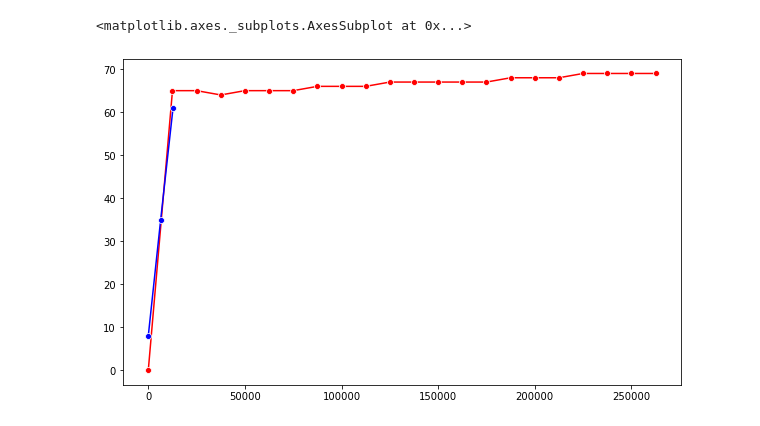
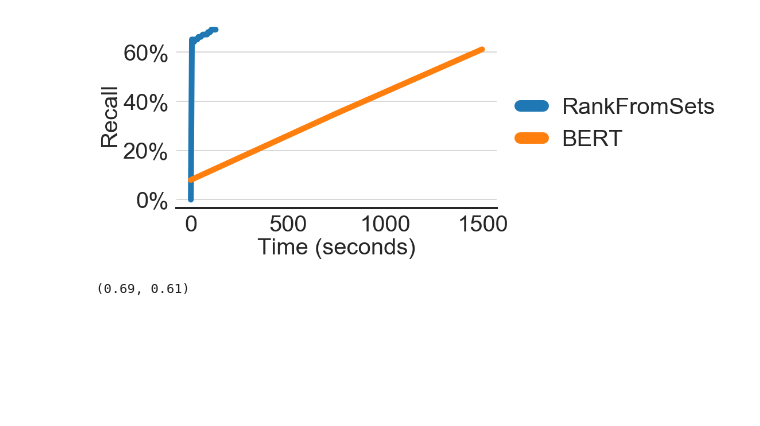
Before and after one commit to rohanbansal12/longform-classification, a Jupyter notebook: notebooks/plotting.ipynb, the cells around one changed output. Drawn from its saved outputs; the diff is of its cells as text; code cells hidden in the pictures; blank space fills up the shorter version.

Commit message:
update plot

```diff
--- a/notebooks/plotting.ipynb
+++ b/notebooks/plotting.ipynb
@@ -4,6 +4,21 @@ import seaborn as sns
 %matplotlib inline
 import random
 import matplotlib.pyplot as plt
+import matplotlib as mpl
+
+fontSize=40
+sns.set_style('white')
+sns.set_context("talk", font_scale=1.0, rc={'lines.linewidth': 6,
+                                             'axes.linewidth': 4,
+                                             'font.size': fontSize,
+                                             'axes.labelsize': fontSize,
+                                             'xtick.labelsize': fontSize,
+                                             'ytick.labelsize': fontSize,
+                                             'legend.fontsize': fontSize,
+                                             'text.usetex': True,
+                                             'font.family': 'sans-serif',
+                                            'axes.axisbelow': True,
+                                             })
 
 BERT = pd.read_json("run-warmup_steps=1000_learning_rate=2e-05_training_steps=5000_runs_BERT-tag-Eval_Top-100.json")
 rankfromsets = pd.read_json("run-optimizer_type=RMS_emb_size=10_batch_size=500_learning_rate=0.0001_runs_mean-tag-Eval_Top-100.json")
@@ -39,16 +54,43 @@ BERT = BERT.iloc[:3]
 # this just gets the lists of various data parameters so you can pick and choose what to plot
 rankfromsets_seconds = list(rankfromsets['current_time'])
 BERT_seconds = list(BERT['current_time'])
-rankfromsets_performance = list(rankfromsets['performance'])
-BERT_performance = list(BERT['performance'])
+rankfromsets_performance = list(rankfromsets['performance'] / 100)
+BERT_performance = list(BERT['performance'] / 100)
 rankfromsets_complexity = list(rankfromsets['complexity'])
 BERT_complexity = list(BERT['complexity'])
-# %%
-# formatting is upto you
-plt.figure(figsize=(10, 6))
-plt.ticklabel_format(style='plain', axis='x')
-sns.lineplot(x=rankfromsets_seconds, y=rankfromsets_performance, color="red", marker='o')
-sns.lineplot(x=BERT_seconds, y=BERT_performance, color="blue", marker='o')
-# %% [output]
-<matplotlib.axes._subplots.AxesSubplot at 0x...>
-[figure, removed]
+# %%
+# formatting is upto you
+fig, ax = plt.subplots(figsize=(10, 6))
+# plt.ticklabel_format(style='plain', axis='x')
+ax.plot(rankfromsets_seconds, rankfromsets_performance, linewidth=10, label='RankFromSets')
+ax.plot(BERT_seconds, BERT_performance, linewidth=10, label='BERT')
+
+handles, leglabels = plt.gca().get_legend_handles_labels()
+# order = ['residual', 'inner', 'ctpf', 'word2vec', 'starspace', 'lstm', 'random']
+# key2label = {v[0]: k for k, v in labels.items()}
+# idx_order = [leglabels.index(labels[key][0]) for key in order]
+leg = ax.legend(leglabels,
+          frameon=False,
+          handlelength=1,
+          bbox_to_anchor=(1.01, 0.7))
+for line in leg.get_lines():
+    line.set_linewidth(20)
+
+# fig.legend(loc='upper right', bbox_to_anchor=(1.32, 0.67), frameon=False, handlelength=1)
+
+
+ax.yaxis.set_major_formatter(mpl.ticker.PercentFormatter(1.0))
+ax.set(xlabel='Time (seconds)', ylabel='Recall')
+ax.xaxis.set_ticks_position('none')
+ax.yaxis.set_ticks_position('none')
+ax.yaxis.grid()
+# ax.set_yticks([0.0, 0.2, 0.4, 0.6])
+# ax.legend()
+sns.despine(left=True)
+plt.savefig('../submissions/recsys-intrs-workshop-2020/fig/training-recall.pdf', bbox_inches='tight')
+# %% [output]
+[figure, added]
+# %%
+rankfromsets_performance[-1], BERT_performance[-1]
+# %% [output]
+(0.69, 0.61)
```
